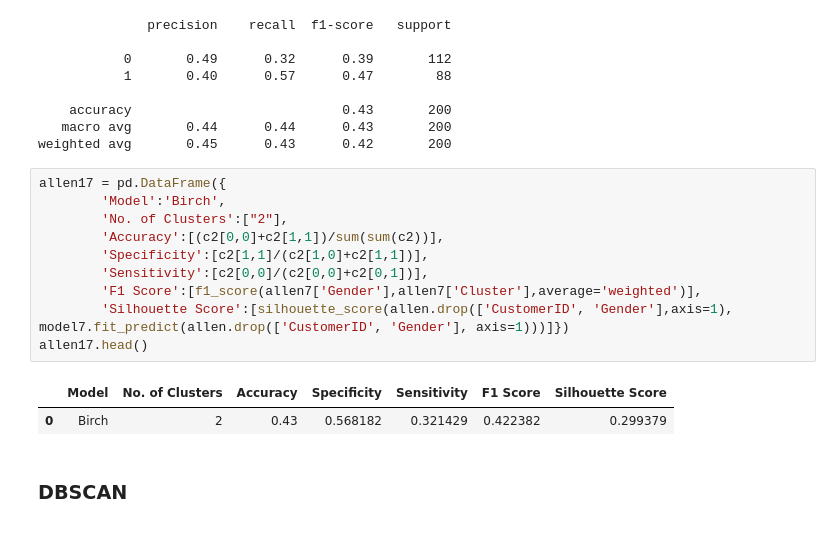
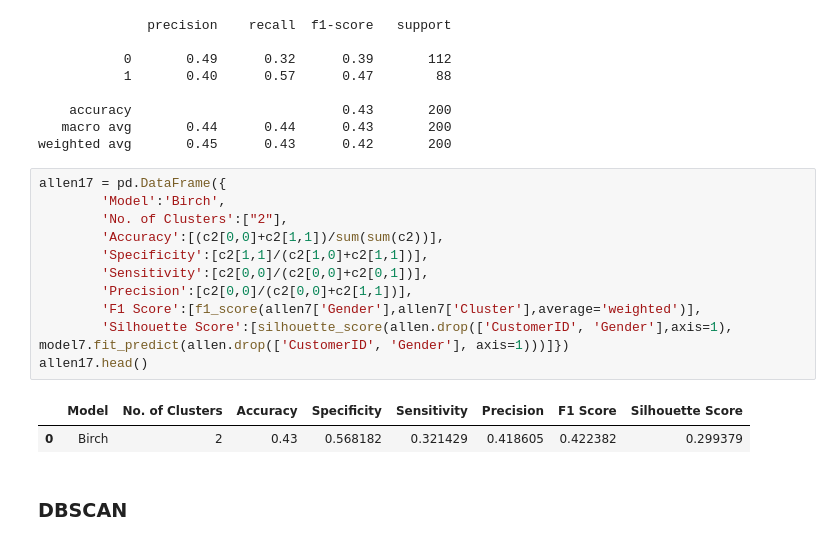
Before and after one commit to abphilip-vit/College7, a Jupyter notebook: T4/T4.ipynb, the cells around one changed output. Saved outputs shown, nothing was run; the diff lists cells and outputs as text.

```diff
--- a/T4/T4.ipynb
+++ b/T4/T4.ipynb
@@ -708,16 +709,17 @@ weighted avg       0.45      0.43      0.42       200
 # %%
 allen17 = pd.DataFrame({
         'Model':'Birch',
         'No. of Clusters':["2"],
         'Accuracy':[(c2[0,0]+c2[1,1])/sum(sum(c2))],
         'Specificity':[c2[1,1]/(c2[1,0]+c2[1,1])],
         'Sensitivity':[c2[0,0]/(c2[0,0]+c2[0,1])],
+        'Precision':[c2[0,0]/(c2[0,0]+c2[1,1])],
         'F1 Score':[f1_score(allen7['Gender'],allen7['Cluster'],average='weighted')],
         'Silhouette Score':[silhouette_score(allen.drop(['CustomerID', 'Gender'],axis=1), model7.fit_predict(allen.drop(['CustomerID', 'Gender'], axis=1)))]})
 allen17.head()
 # %% [output]
-|  | Model | No. of Clusters | Accuracy | Specificity | Sensitivity | F1 Score | Silhouette Score |
-| 0 | Birch | 2 | 0.43 | 0.568182 | 0.321429 | 0.422382 | 0.299379 |
+|  | Model | No. of Clusters | Accuracy | Specificity | Sensitivity | Precision | F1 Score | Silhouette Score |
+| 0 | Birch | 2 | 0.43 | 0.568182 | 0.321429 | 0.418605 | 0.422382 | 0.299379 |
 # %% [markdown]
 ### DBSCAN
 # %%
```
Also changed, not shown: parts of 4 cells of this notebook.
